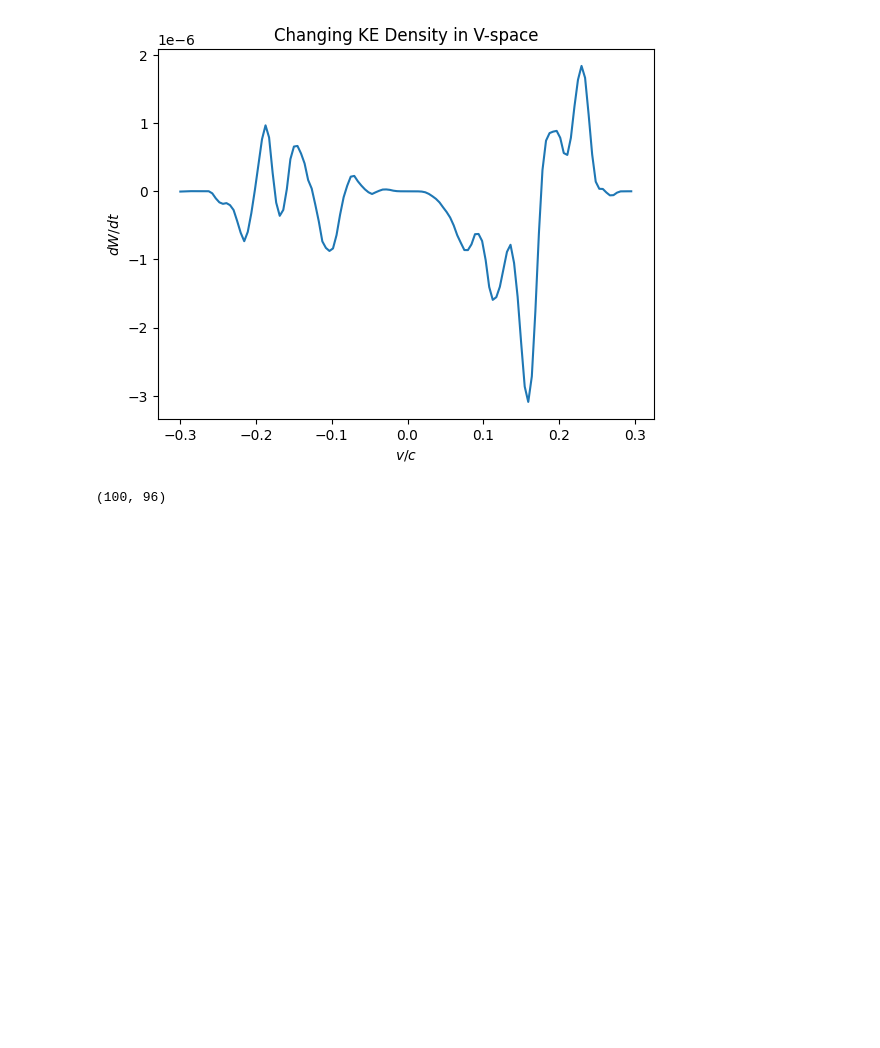
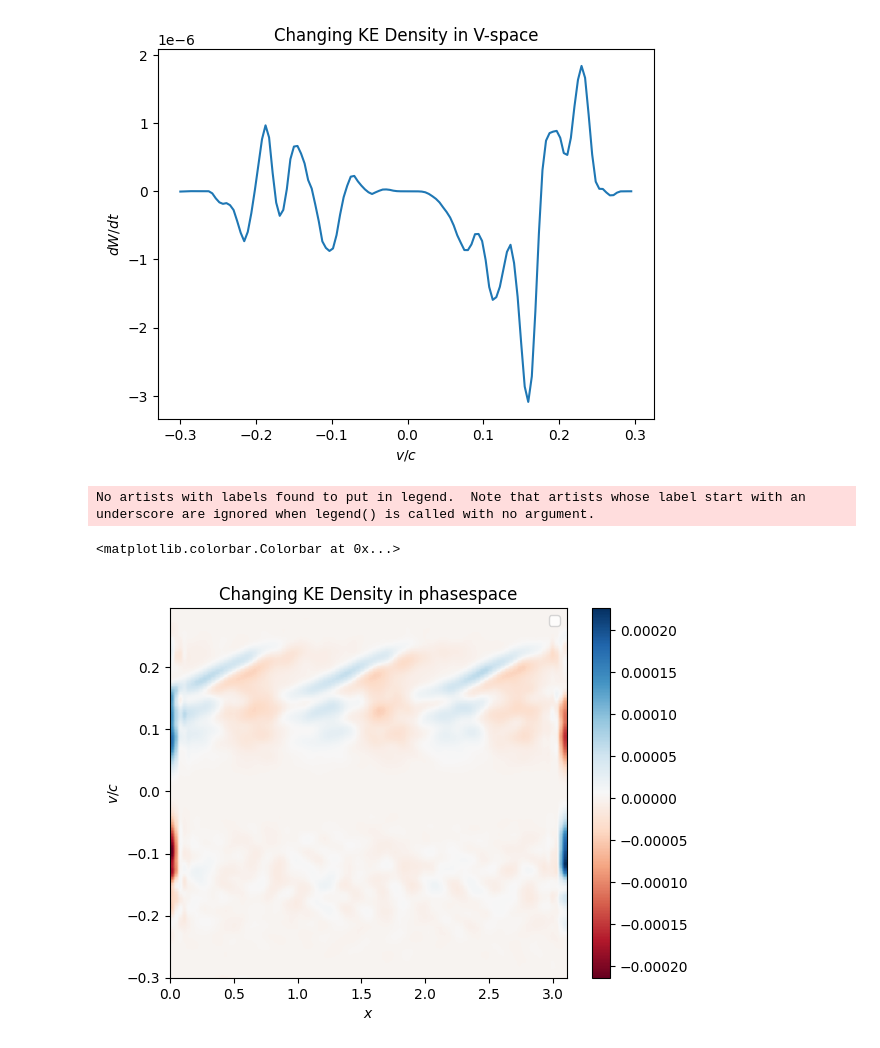
Before and after one commit to dschneidinger/222B_Landau_Damping_2024, a Jupyter notebook: 2-Landau_damping_in_PIC/EPW/klD-0.33_vth-0.055c/FPC_scratchbook.ipynb, the cells around one changed output. Saved outputs shown, nothing was run; the diff lists cells and outputs as text; code cells hidden in the pictures; blank space fills up the shorter version.

```diff
--- a/2-Landau_damping_in_PIC/EPW/klD-0.33_vth-0.055c/FPC_scratchbook.ipynb
+++ b/2-Landau_damping_in_PIC/EPW/klD-0.33_vth-0.055c/FPC_scratchbook.ipynb
@@ -180,29 +196,17 @@ plt.savefig('dWdt_in_vspace.png',dpi = 300)
 128
 128
 [figure]
-# %%
-plt.rcParams.update({'font.size': 22})
-
-fig1 = plt.figure(figsize=(18,12))
-
-ax1 = plt.plot()
-ax1.set_xlabel(r'$k\lambda_D$')
-ax1.set_ylabel(r'$\omega_R/\omega_p$')
-
-plt.tight_layout()
-
-ax1.plot(k0s, k0s*np.sqrt(1/1836.), label = "linear approx.")
-
-ax1.plot(k0s, np.sqrt((1/1836)/(1+1/k0s**2)), label = 'small k$\lambda_d$ approx.')
-
-
-wi_approx = -np.sqrt(np.pi/8)*(np.sqrt(1/1836.)+ (1/Ti_over_Te)**(3/2)*np.exp(-1/(2*Ti_over_Te)))
-ax2.plot(k0s, np.sqrt((1/1836)/(1+1/k0s**2))*wi_approx, label = '$\omega_i$ approx.')
-
-ax1.legend()
-ax2.legend()
-ax1.set_title('IAW $\omega_r$ dispersion')
-ax2.set_title('IAW $\omega_i$ dispersion')
-plt.savefig('IAW dispersion relations')
-# %% [output]
-(100, 96)
+# %%
+KE_change_xv = dWdt(v_p,x_p,25,gradv(Q),gradx(Q),e1_D_xt,-1)
+
+plt.imshow(KE_change_xv, origin='lower', extent=[x_p[0], x_p[-1], v_p[0], v_p[-1]], aspect='auto', cmap = 'RdBu')
+#plt.xlim(0.1,2.9)
+plt.xlabel('$x$')
+plt.ylabel('$v/c$')
+plt.title('Changing KE Density in phasespace')
+plt.legend()
+plt.colorbar()
+# %% [output]
+No artists with labels found to put in legend.  Note that artists whose label start with an underscore are ignored when legend() is called with no argument.
+<matplotlib.colorbar.Colorbar at 0x...>
+[figure, added]
```
Also changed, not shown: parts of 2 cells of this notebook.
